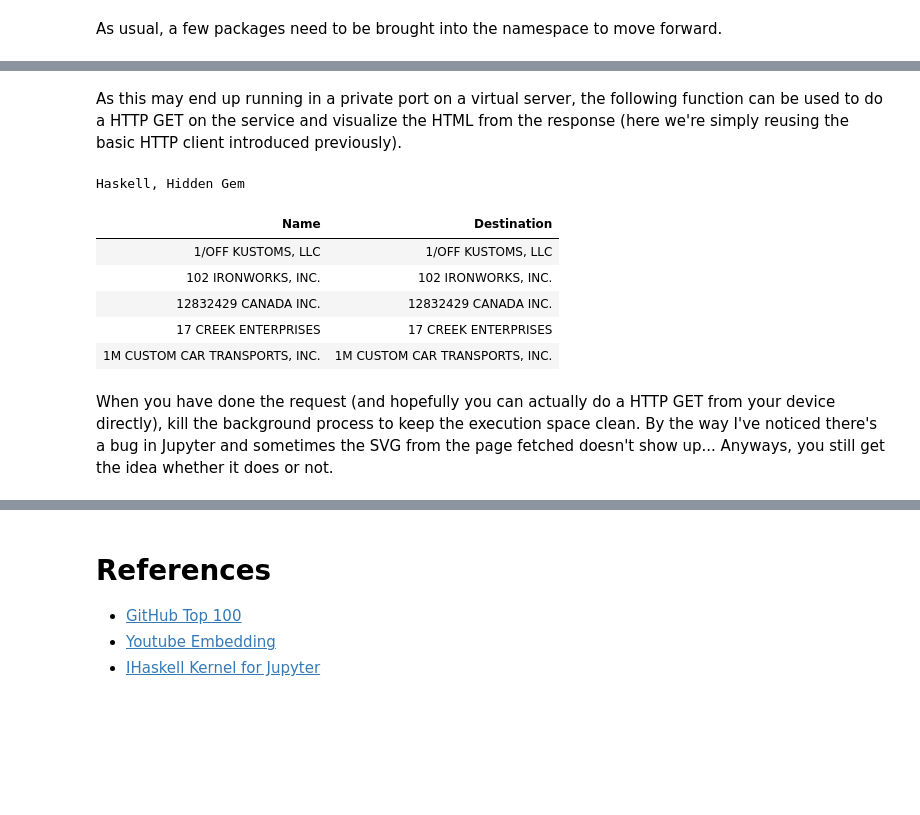
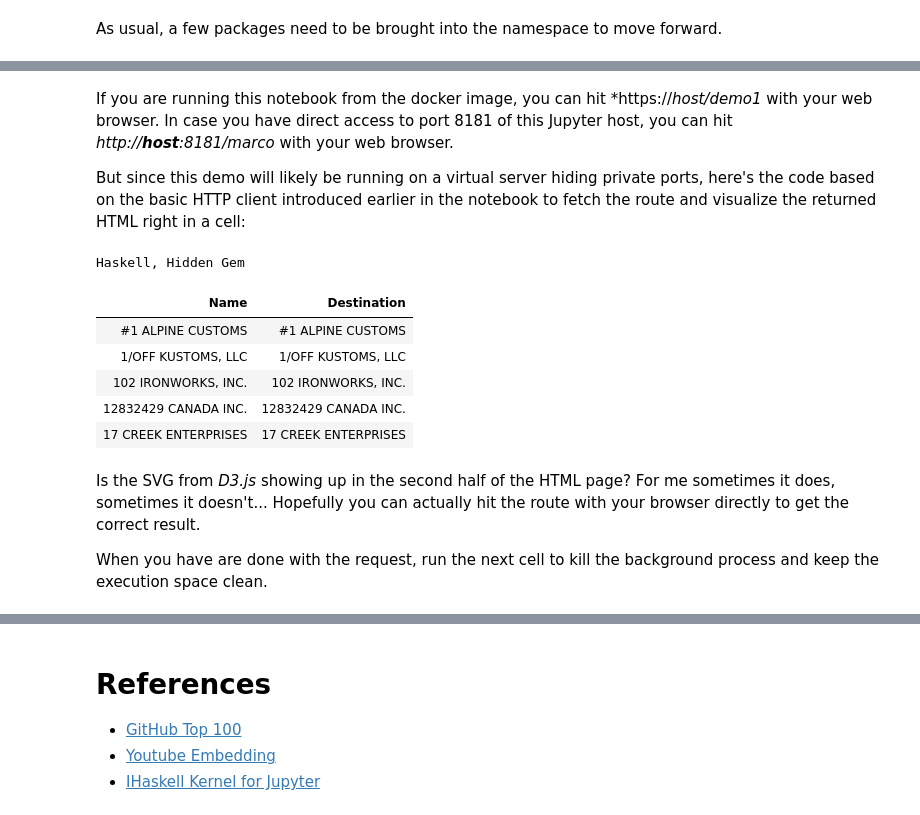
Before and after one commit to whatsupfudd/practical-haskell-1, a Jupyter notebook: notebooks_2/PracticalHaskell.ipynb, the cells around one changed output, grey strips where cells are left out. Cells and saved outputs as stored; diff of their text form; code cells hidden in the pictures; blank space fills up the shorter version.

```diff
--- a/notebooks_2/PracticalHaskell.ipynb
+++ b/notebooks_2/PracticalHaskell.ipynb
@@ -1609,26 +1643,31 @@ Sat Dec  9 10:49:14 PM +04 2023
 # %% [markdown]
-As this may end up running in a private port on a virtual server, the following function can be used to do a HTTP GET on the service and visualize the HTML from the response (here we're simply reusing the basic HTTP client introduced previously).
+If you are running this notebook from the docker image, you can hit *https://**host*/demo1* with your web browser.
+In case you have direct access to port 8181 of this Jupyter host, you can hit *http://**host**:8181/marco*  with your web browser.
+
+But since this demo will likely be running on a virtual server hiding private ports, here's the code based on the basic HTTP client introduced earlier in the notebook to fetch the route and visualize the returned HTML right in a cell:
 # %%
 fetchDemo =
   let
-    url = "GET http://localhost:3001/marco"
+    url = "GET http://localhost:8181/marco"
     request = N.setQueryString [("arg", Just "123")] $ N.parseRequest_ url
   in do
     reqMgr <- N.newManager N.defaultManagerSettings
     N.httpLbs request reqMgr
 
 reply <- fetchDemo
 ID.html . TL.unpack . TL.decodeUtf8 $ reply.responseBody
 # %% [output]
 Haskell, Hidden Gem
 | Name | Destination |
+| #1 ALPINE CUSTOMS | #1 ALPINE CUSTOMS |
 | 1/OFF KUSTOMS, LLC | 1/OFF KUSTOMS, LLC |
 | 102 IRONWORKS, INC. | 102 IRONWORKS, INC. |
 | 12832429 CANADA INC. | 12832429 CANADA INC. |
 | 17 CREEK ENTERPRISES | 17 CREEK ENTERPRISES |
-| 1M CUSTOM CAR TRANSPORTS, INC. | 1M CUSTOM CAR TRANSPORTS, INC. |
 # %% [markdown]
-When you have done the request (and hopefully you can actually do a HTTP GET from your device directly), kill the background process to keep the execution space clean. By the way I've noticed there's a bug in Jupyter and sometimes the SVG from the page fetched doesn't show up... Anyways, you still get the idea whether it does or not.
+Is the SVG from *D3.js* showing up in the second half of the HTML page?  For me sometimes it does, sometimes it doesn't... Hopefully you can actually hit the route with your browser directly to get the correct result.
+
+When you have are done with the request, run the next cell to kill the background process and keep the execution space clean.
 # %%
 Cc.killThread tid
 :! date
```
Also changed, not shown: parts of 222 cells of this notebook, 14 other files.
